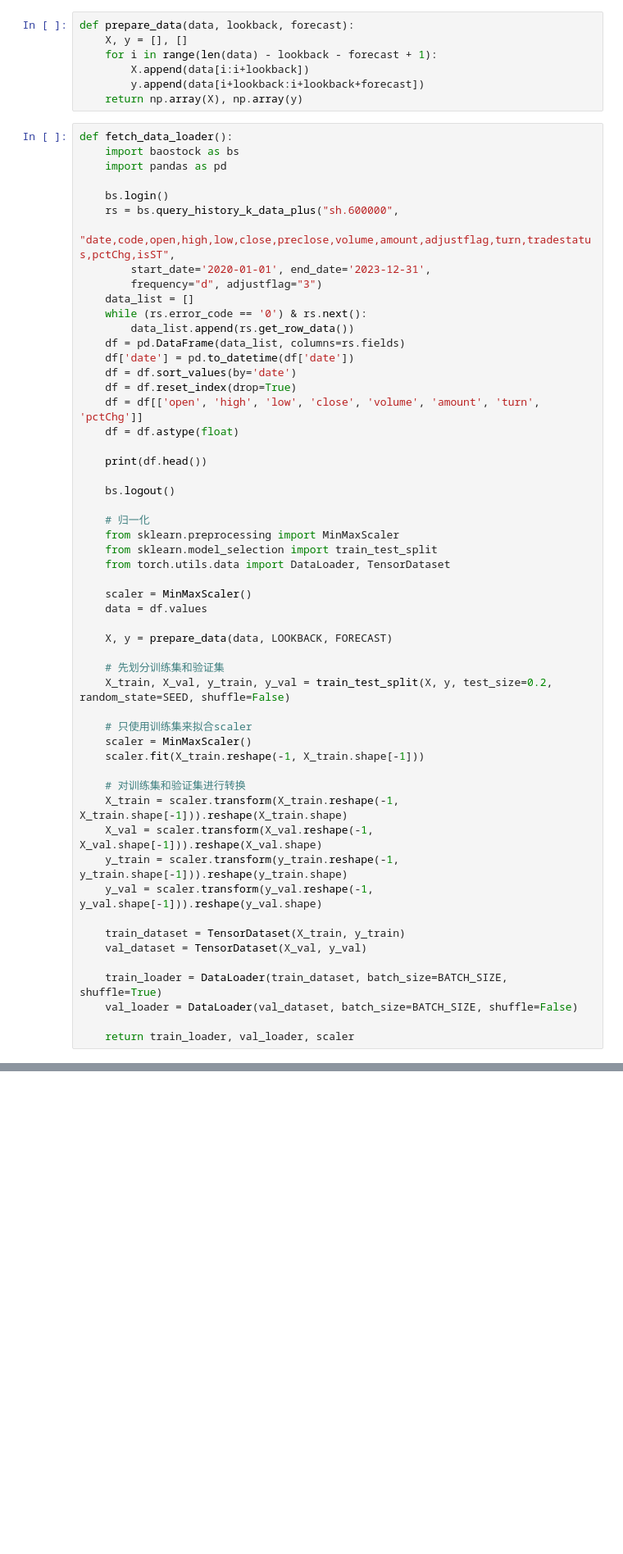
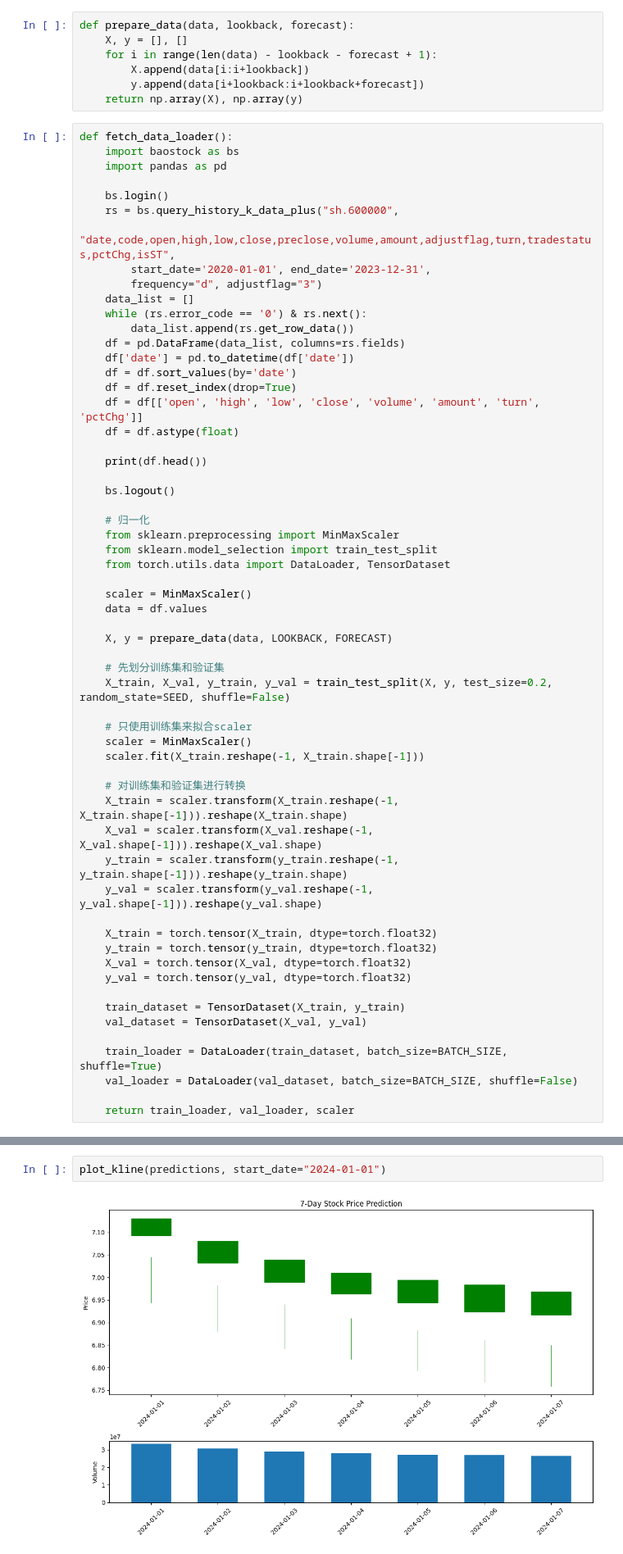
Before and after one commit to Syswea/machine-learning-demo, a Jupyter notebook: transformer.ipynb, the cells around one changed output, grey strips where cells are left out. Shown: that part at 82% size. Drawn from its saved outputs; the diff is of its cells as text; blank space fills up the shorter version.

```diff
--- a/transformer.ipynb
+++ b/transformer.ipynb
@@ -308,6 +308,11 @@ def fetch_data_loader():
     y_train = scaler.transform(y_train.reshape(-1, y_train.shape[-1])).reshape(y_train.shape)
     y_val = scaler.transform(y_val.reshape(-1, y_val.shape[-1])).reshape(y_val.shape)
 
+    X_train = torch.tensor(X_train, dtype=torch.float32)
+    y_train = torch.tensor(y_train, dtype=torch.float32)
+    X_val = torch.tensor(X_val, dtype=torch.float32)
+    y_val = torch.tensor(y_val, dtype=torch.float32)
+
     train_dataset = TensorDataset(X_train, y_train)
     val_dataset = TensorDataset(X_val, y_val)
 
@@ -412,0 +501,4 @@ TypeError: 'int' object is not callable
+# %%
+plot_kline(predictions, start_date="2024-01-01")
+# %% [output]
+[figure, added]
```
Also changed, not shown: parts of 4 cells of this notebook, 1 other file.
